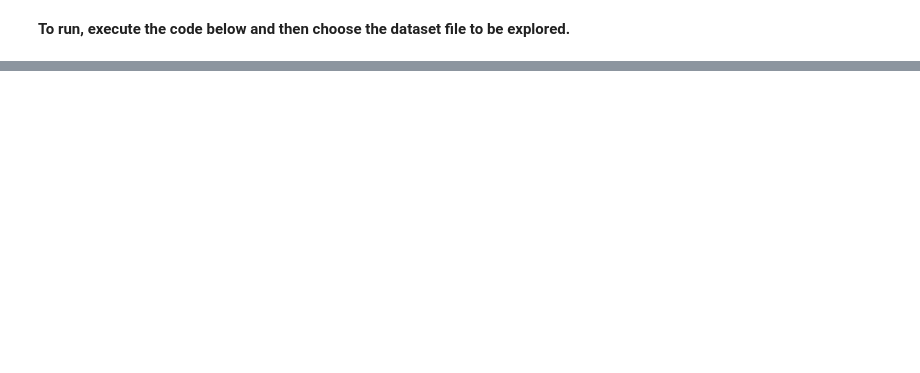
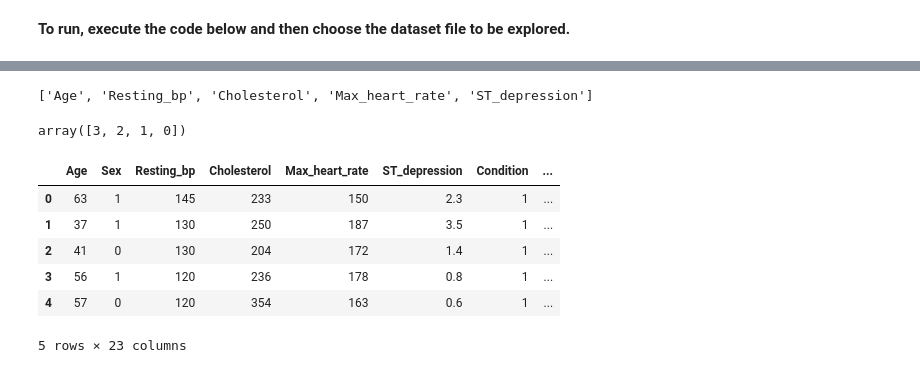
Before and after one commit to GudLukas/Lovelace-Team-Project, a Jupyter notebook: datacleanup.ipynb, the cells around one changed output, grey strips where cells are left out. Cells and saved outputs as stored; diff of their text form; code cells hidden in the pictures; blank space fills up the shorter version.

```diff
--- a/datacleanup.ipynb
+++ b/datacleanup.ipynb
@@ -810,0 +53,6 @@ correlation_heatmap(df);
+# %%
+df_dup = df.duplicated().any() #bool checks for any dupe records
+print(df_dup)
+df = df.drop_duplicates() #rid of duplicates
+df_dup = df.duplicated().any()
+print(df_dup) #verifies indeed we have no more duplicate values
@@ -810,0 +87,11 @@ correlation_heatmap(df);
+# %%
+#pre-processing
+cate_val = [] #categorical columns
+cont_val  = [] #numerical/continuous data columns
+for column in df.columns:
+  if df[column].nunique() <=10:
+    cate_val.append(column)
+  else:
+    cont_val.append(column)
+#so the idea here is that if there are less than 10 unique values in a column its a categorical thing, more makes it numerical
+#i suppose this might make sense, maybe there are a limited amount of times of things.
@@ -810,0 +108,26 @@ correlation_heatmap(df);
+# %%
+cont_val
+# %% [output]
+['Age', 'Resting_bp', 'Cholesterol', 'Max_heart_rate', 'ST_depression']
+# %%
+df['Chest_pain_type'].unique() #these are the values chest pain type can hold
+#some ML models may think there is an order here in [3,2,1,0], but there isn't in reality
+# %% [output]
+array([3, 2, 1, 0])
+# %%
+#need to avoid dummy variable trap below
+#an example of this is using a tuple to mean Red, Green or Blue. (1,0,0) or a 3-tuple is not good (the trap), as a 2-tuple suffices. (1,0) for Red, (0,1) for Blue and (0,0) for Green.
+#apparently scikit is supposed to stop this happening automatically, but i don't know.
+cate_val.remove('Sex')
+cate_val.remove("Condition") #these are already binary, so dont need
+df = pd.get_dummies(df, columns=cate_val, drop_first = True) # so this line is turning each value into a vector, and we drop the first column as a 0 vector can be used to predict one more type of value, as above.
+# %%
+df.head(5)
+# %% [output]
+|  | Age | Sex | Resting_bp | Cholesterol | Max_heart_rate | ST_depression | Condition | ... |
+| 0 | 63 | 1 | 145 | 233 | 150 | 2.3 | 1 | ... |
+| 1 | 37 | 1 | 130 | 250 | 187 | 3.5 | 1 | ... |
+| 2 | 41 | 0 | 130 | 204 | 172 | 1.4 | 1 | ... |
+| 3 | 56 | 1 | 120 | 236 | 178 | 0.8 | 1 | ... |
+| 4 | 57 | 0 | 120 | 354 | 163 | 0.6 | 1 | ... |
+5 rows × 23 columns
```
Also changed, not shown: parts of 45 cells of this notebook.
